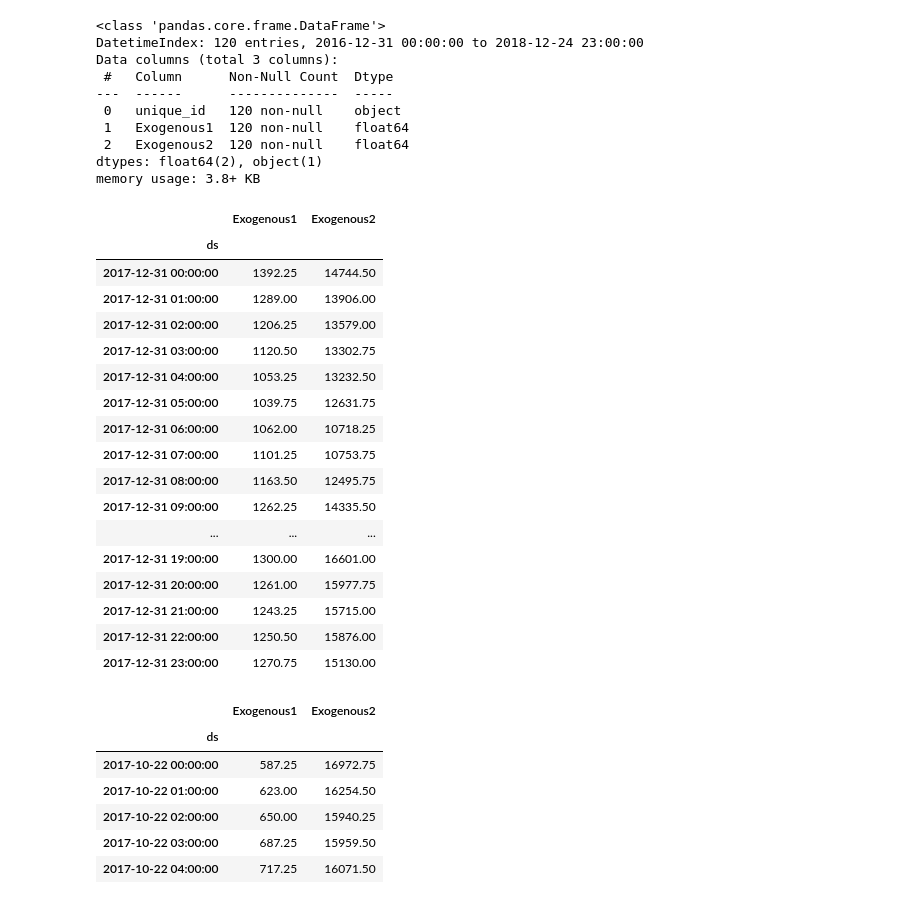
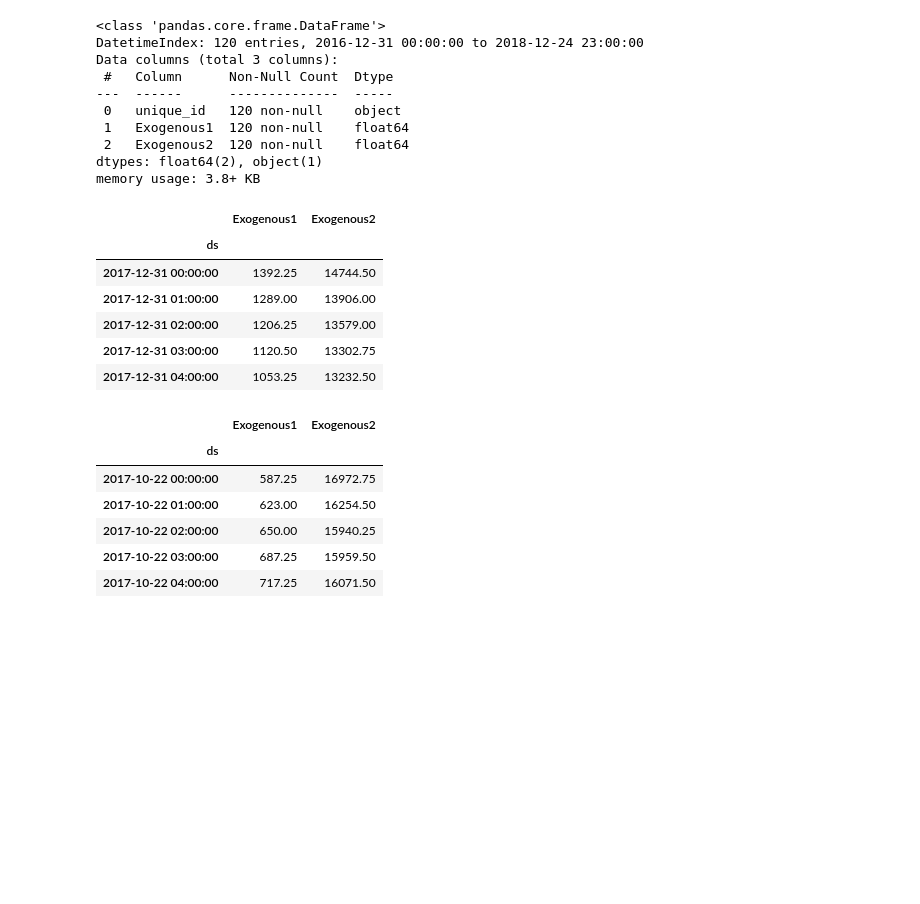
Before and after one commit to ROARMarketingConcepts/Times-Series-Analysis-with-Python, a Jupyter notebook: Deep Learning for Time Series Forecasting /TFT/Time_Series_Forecasting_with_TFT.ipynb, the cells around one changed output. Cells and saved outputs as stored; diff of their text form; code cells hidden in the pictures; blank space fills up the shorter version.

```diff
--- a/Deep Learning for Time Series Forecasting /TFT/Time_Series_Forecasting_with_TFT.ipynb
+++ b/Deep Learning for Time Series Forecasting /TFT/Time_Series_Forecasting_with_TFT.ipynb
@@ -265,26 +265,14 @@ dtypes: float64(2), object(1)
 memory usage: 3.8+ KB
 # %%
 df_future = df_future[df_future['unique_id']=='DE']
-df_future = df_future.asfreq('H')
 X_future = df_future.iloc[:,1:]
-X_future.head(50)
+X_future.head()
 # %% [output]
 |  | Exogenous1 | Exogenous2 |
 | ds |  |  |
 | 2017-12-31 00:00:00 | 1392.25 | 14744.50 |
 | 2017-12-31 01:00:00 | 1289.00 | 13906.00 |
 | 2017-12-31 02:00:00 | 1206.25 | 13579.00 |
 | 2017-12-31 03:00:00 | 1120.50 | 13302.75 |
 | 2017-12-31 04:00:00 | 1053.25 | 13232.50 |
-| 2017-12-31 05:00:00 | 1039.75 | 12631.75 |
-| 2017-12-31 06:00:00 | 1062.00 | 10718.25 |
-| 2017-12-31 07:00:00 | 1101.25 | 10753.75 |
-| 2017-12-31 08:00:00 | 1163.50 | 12495.75 |
-| 2017-12-31 09:00:00 | 1262.25 | 14335.50 |
-| ... | ... | ... |
-| 2017-12-31 19:00:00 | 1300.00 | 16601.00 |
-| 2017-12-31 20:00:00 | 1261.00 | 15977.75 |
-| 2017-12-31 21:00:00 | 1243.25 | 15715.00 |
-| 2017-12-31 22:00:00 | 1250.50 | 15876.00 |
-| 2017-12-31 23:00:00 | 1270.75 | 15130.00 |
 # %%
```
Also changed, not shown: parts of 28 cells of this notebook.
